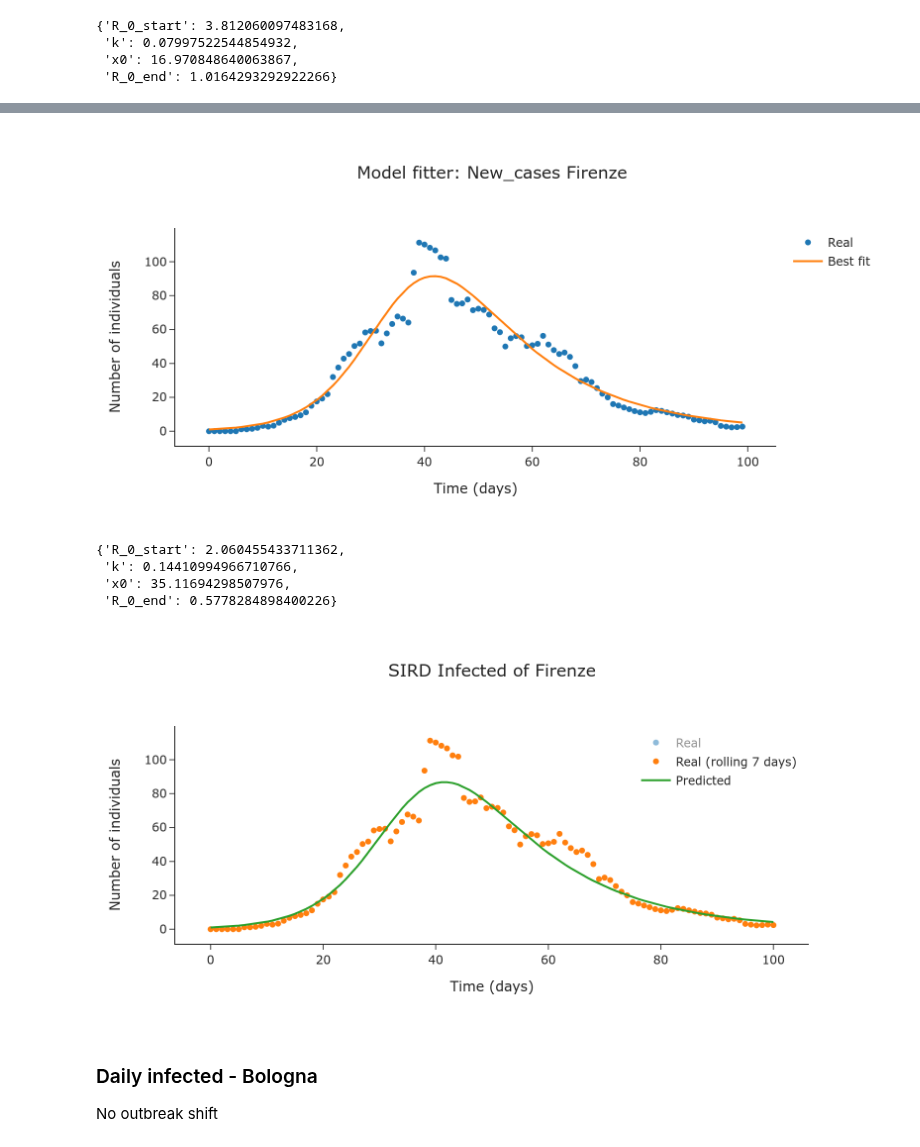
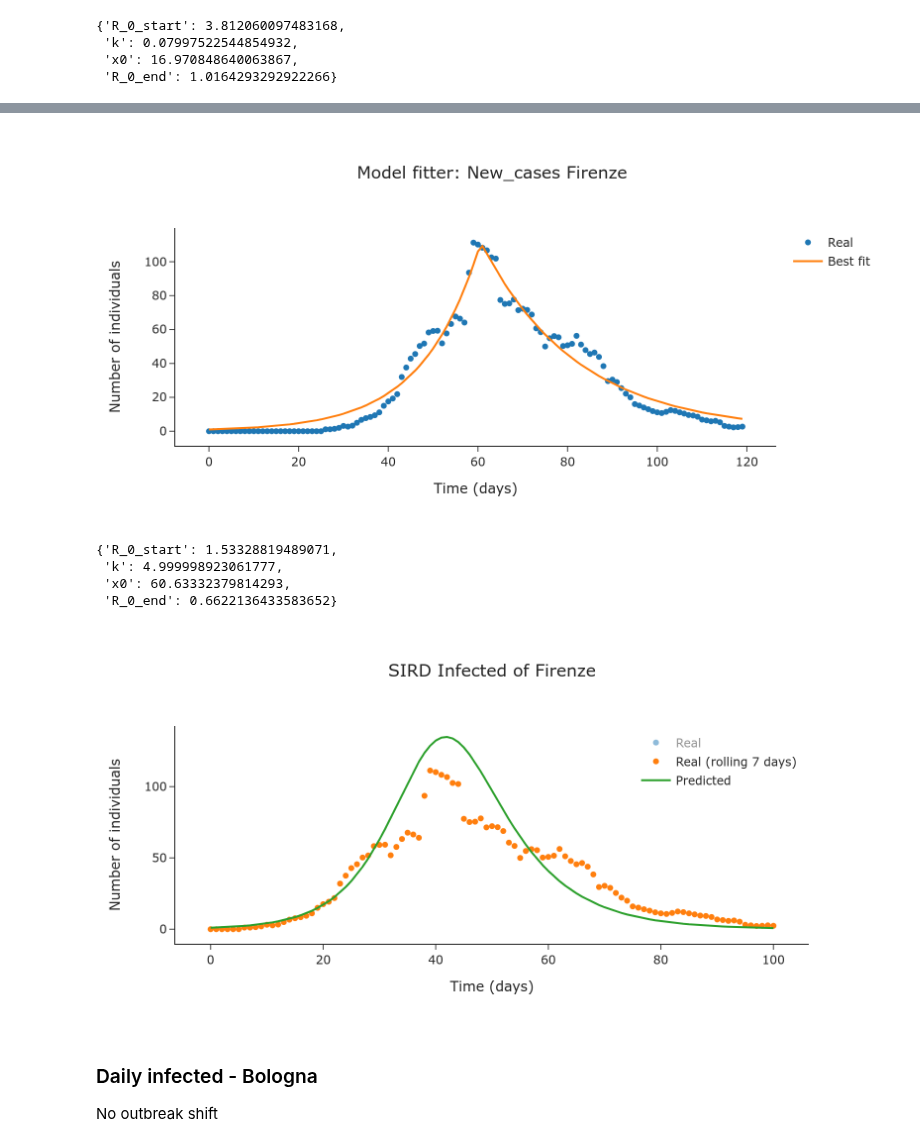
Before and after one commit to nicoloverardo/master-degree-thesis, a Jupyter notebook: notebooks/sird.ipynb, the cells around one changed output, grey strips where cells are left out. Drawn from its saved outputs; the diff is of its cells as text; code cells hidden in the pictures.

Commit message:
Added another param estimation

```diff
--- a/notebooks/sird.ipynb
+++ b/notebooks/sird.ipynb
@@ -189,12 +189,10 @@ def get_model(province, compart, data_df, pop_df, params_init_min_max=None, quer
 
     days = outbreak_shift + len(data)
 
-    if outbreak_shift > 0:
+    if outbreak_shift >= 0:
         y_data = np.concatenate((np.zeros(outbreak_shift), data))
-    elif outbreak_shift < 0:
+    else:
         y_data = y_data[-outbreak_shift:]
-    else:
-        y_data = data.values
 
     # [0, 1, ..., days]
     x_data = np.linspace(0, days-1, days, dtype=int)
@@ -333,5 +331,8 @@ No outbreak shift
 # %%
-mod, params, y_data, x_data, days, N = get_model(province, compart, covidpro_df, pop_prov_df, outbreak_shift=0)
+province = 'Firenze'
+compart = 'New_cases'
+
+mod, params, y_data, x_data, days, N = get_model(province, compart, covidpro_df, pop_prov_df, outbreak_shift=20)
 
 result = mod.fit(y_data, params, method="leastsq", x=x_data)
 
@@ -366,38 +366,30 @@ general_plot(t=x_data,
              blend_legend=False,
              output_image=True)
 # %% [output]
-[figure, old version]
+[figure, new version]
 # %%
 result.best_values
 # %% [output]
-{'R_0_start': 2.060455433711362,
- 'k': 0.14410994966710766,
- 'x0': 35.11694298507976,
- 'R_0_end': 0.5778284898400226}
+{'R_0_start': 1.53328819489071,
+ 'k': 4.999998923061777,
+ 'x0': 60.63332379814293,
+ 'R_0_end': 0.6622136433583652}
 # %%
 sirsol = sird(province, pop_prov_df, **result.best_values)
 S, I, R, D = sirsol
-
-mapping = {
-    'New_cases': 2,
-    'Curr_pos_cases': 2,
-    'Tot_deaths': 4,
-    'Deaths': ('Deaths', D),
-    'Infected': ('New_cases', I)
-}
 
 names, title, data, _ = data_for_plot('Infected', covidpro_df, mapping, province)
 
 general_plot(t=times,
              title=title,
              data=data,
              names=names,
              modes=['markers', 'markers', 'lines'],
              blend_legend=True,
              output_image=True,
              traces_visibility=['legendonly',True,True])
 # %% [output]
-[figure, old version]
+[figure, new version]
 # %% [markdown]
 ### Daily infected - Bologna
 No outbreak shift
```
Also changed, not shown: parts of 25 cells of this notebook.
